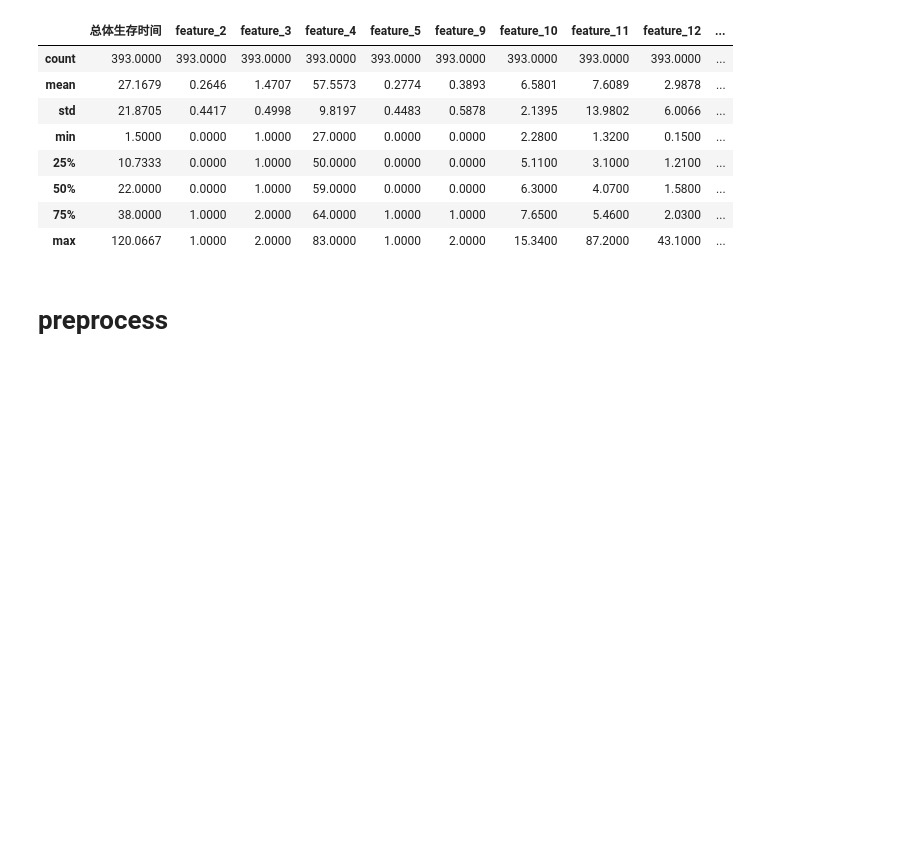
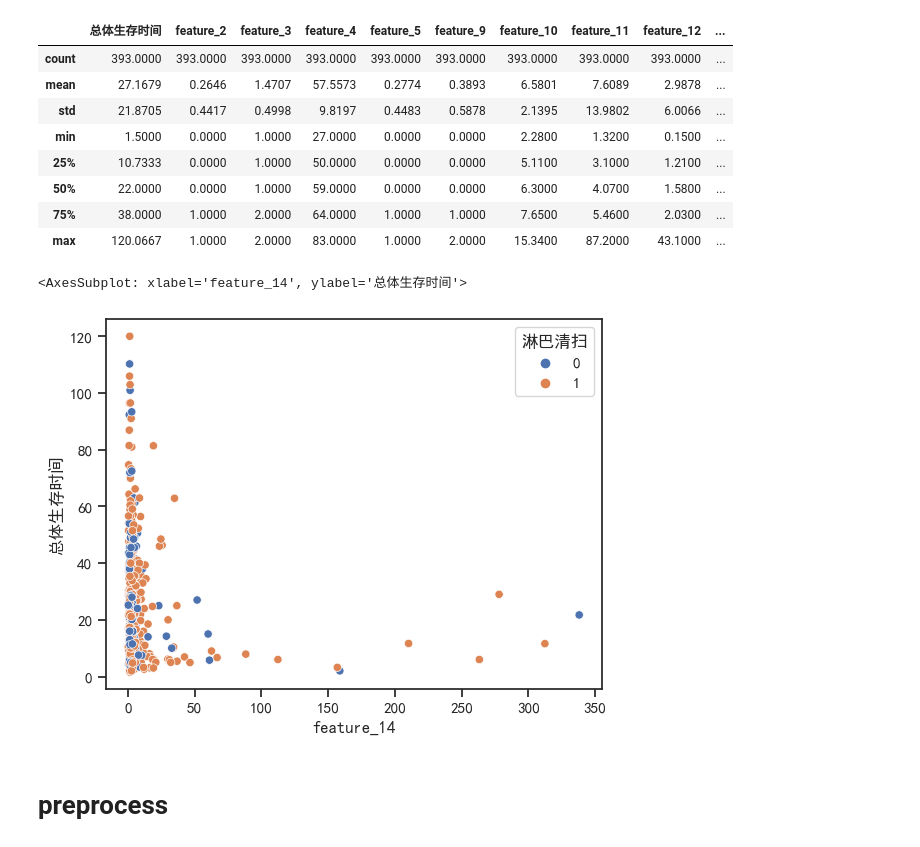
Before and after one commit to Parsonlee/TNM------, a Jupyter notebook: model.ipynb, the cells around one changed output. Drawn from its saved outputs; the diff is of its cells as text; code cells hidden in the pictures; blank space fills up the shorter version.

```diff
--- a/model.ipynb
+++ b/model.ipynb
@@ -61,9 +81,12 @@ data.describe()
 | 75% | 38.0000 | 1.0000 | 2.0000 | 64.0000 | 1.0000 | 1.0000 | 7.6500 | 5.4600 | 2.0300 | ... |
 | max | 120.0667 | 1.0000 | 2.0000 | 83.0000 | 1.0000 | 2.0000 | 15.3400 | 87.2000 | 43.1000 | ... |
 # %%
-# plt.figure(figsize=(12, 8))
-# # sns.scatterplot(x=original['feature_15'], y=original['总体生存时间'], hue=original['淋巴清扫'])
-# sns.scatterplot(x=data['feature_15'], y=data['总体生存时间'], hue=data['淋巴清扫'])
+plt.figure()
+# sns.scatterplot(x=original['feature_15'], y=original['总体生存时间'], hue=original['淋巴清扫'])
+sns.scatterplot(x=data['feature_14'], y=data['总体生存时间'], hue=data['淋巴清扫'])
+# %% [output]
+<AxesSubplot: xlabel='feature_14', ylabel='总体生存时间'>
+[figure, added]
 # %% [markdown]
 # preprocess
 # %% [markdown]
```
Also changed, not shown: parts of 5 cells of this notebook.
